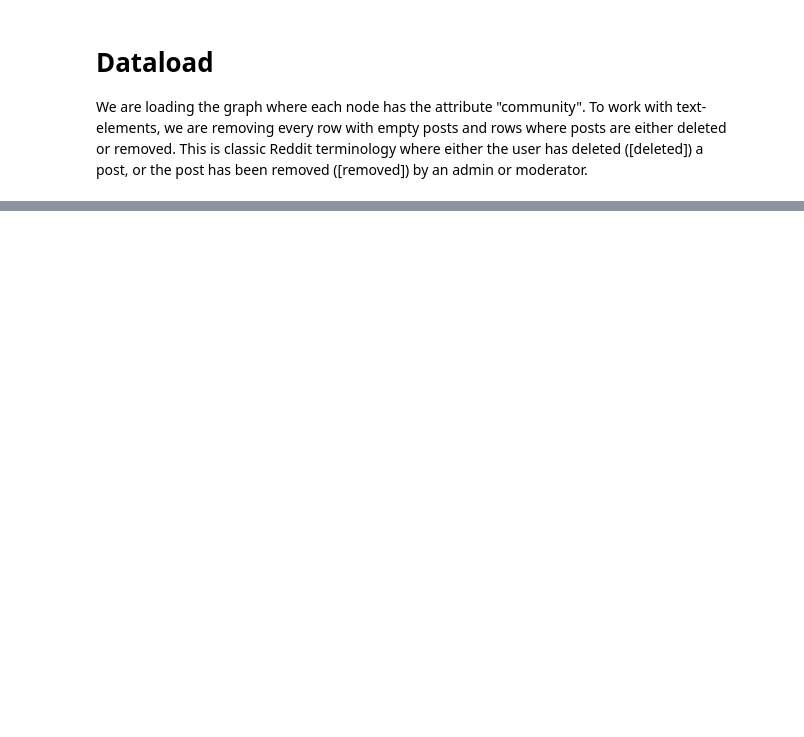
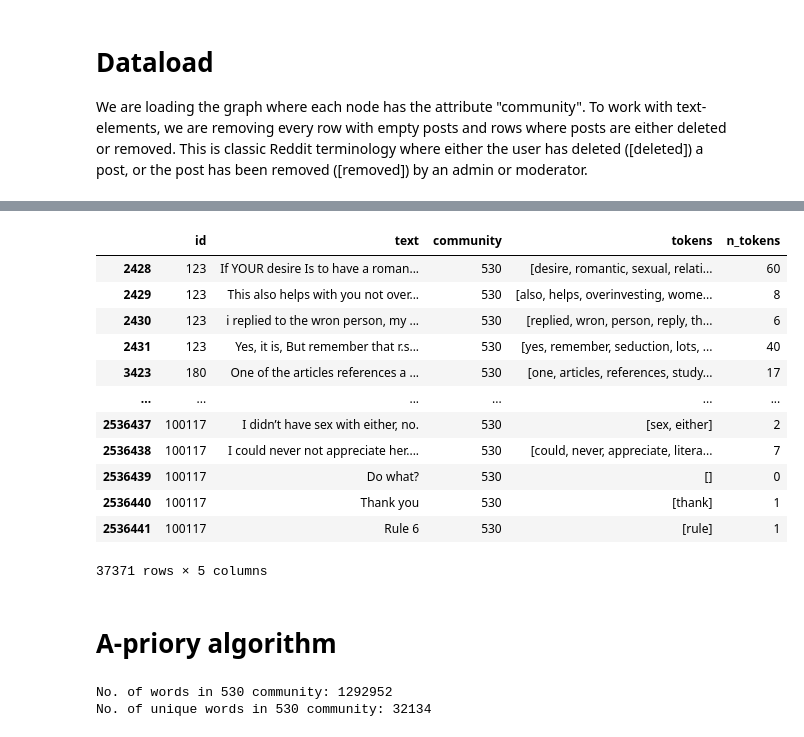
Before and after one commit to KarolineKlan/ctfds_project, a Jupyter notebook: text_processing_graphs.ipynb, the cells around one changed output, grey strips where cells are left out. Drawn from its saved outputs; the diff is of its cells as text; code cells hidden in the pictures; blank space fills up the shorter version.

```diff
--- a/text_processing_graphs.ipynb
+++ b/text_processing_graphs.ipynb
@@ -39,5 +63,13 @@ communities_dict = dict.fromkeys(communities, 0)
 for index, row in df.iterrows():
     communities_dict[row['community']] += 1
 # %%
-print(communities_dict)
+comms_list = list(sorted( ((v,k) for k,v in communities_dict.items()), reverse=True))
+
+comms_list = comms_list[:6]
+top_6_communities = []
+for i in comms_list:
+    top_6_communities.append(i[1])
+
+#check compatibilty with
+print(top_6_communities)
 # %% [output]
@@ -44,0 +151,43 @@ print(communities_dict)
+# %%
+# [5595, 8821, 6051, 3475, 15981, 530]
+df_5595 = df_filtered[df_filtered["community"] == 5595].copy()
+df_8821 = df_filtered[df_filtered["community"] == 8821].copy()
+df_6051 = df_filtered[df_filtered["community"] == 6051].copy()
+df_3475 = df_filtered[df_filtered["community"] == 3475].copy()
+df_15981 = df_filtered[df_filtered["community"] == 15981].copy()
+df_530 = df_filtered[df_filtered["community"] == 530].copy()
+# %%
+df_530
+# %% [output]
+|  | id | text | community | tokens | n_tokens |
+| 2428 | 123 | If YOUR desire Is to have a roman... | 530 | [desire, romantic, sexual, relati... | 60 |
+| 2429 | 123 | This also helps with you not over... | 530 | [also, helps, overinvesting, wome... | 8 |
+| 2430 | 123 | i replied to the wron person, my ... | 530 | [replied, wron, person, reply, th... | 6 |
+| 2431 | 123 | Yes, it is, But remember that r.s... | 530 | [yes, remember, seduction, lots, ... | 40 |
+| 3423 | 180 | One of the articles references a ... | 530 | [one, articles, references, study... | 17 |
+| ... | ... | ... | ... | ... | ... |
+| 2536437 | 100117 | I didn’t have sex with either, no. | 530 | [sex, either] | 2 |
+| 2536438 | 100117 | I could never not appreciate her.... | 530 | [could, never, appreciate, litera... | 7 |
+| 2536439 | 100117 | Do what? | 530 | [] | 0 |
+| 2536440 | 100117 | Thank you | 530 | [thank] | 1 |
+| 2536441 | 100117 | Rule 6 | 530 | [rule] | 1 |
+37371 rows × 5 columns
+# %% [markdown]
+# A-priory algorithm
+# %%
+# construct table as described in section 6.2.5
+
+#start with 530 as it is the shortest
+
+list_of_tokens = []
+
+for index, row in df_530.iterrows():
+    list_of_tokens.extend(row['tokens'])
+
+list_of_unique_tokens = list(set(list_of_tokens))
+
+print("No. of words in 530 community:", len(list_of_tokens))
+print("No. of unique words in 530 community:", len(set(list_of_tokens)))
+# %% [output]
+No. of words in 530 community: 1292952
+No. of unique words in 530 community: 32134
```
Also changed, not shown: parts of 23 cells of this notebook, 1 other file.
